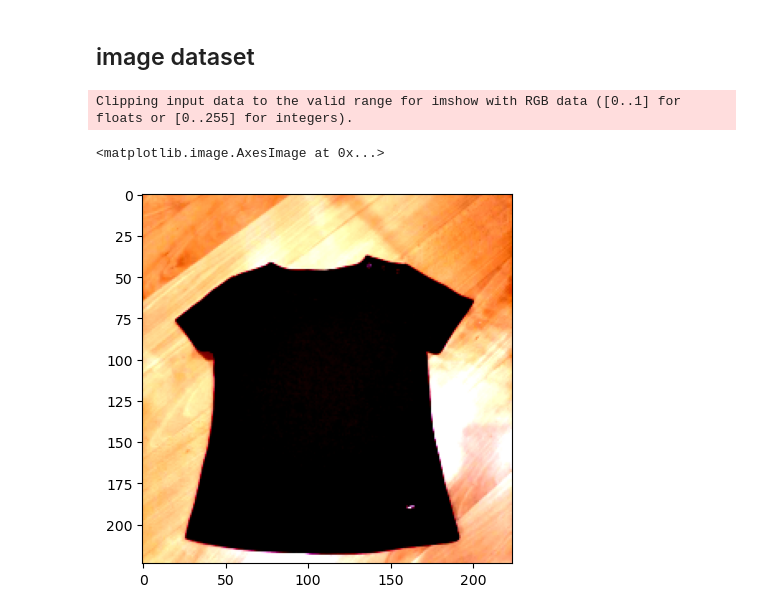
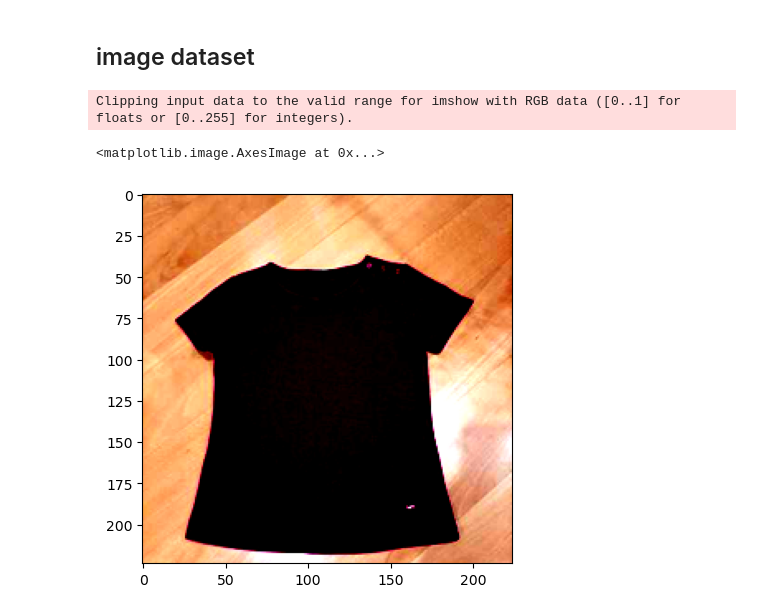
Before and after one commit to jonberliner/moodboard, a Jupyter notebook: moodboard rec with CLIP over clothing toy dataset.ipynb, the cells around one changed output. Cells and saved outputs as stored; diff of their text form; code cells hidden in the pictures.

```diff
--- a/moodboard rec with CLIP over clothing toy dataset.ipynb
+++ b/moodboard rec with CLIP over clothing toy dataset.ipynb
@@ -117,7 +117,7 @@ class ClothingDataset(Dataset):
 import torch
 from torchvision import transforms
 
-transforms = transforms.Compose([
+dataset_transforms = transforms.Compose([
     transforms.ToTensor(),
     transforms.Resize(224, antialias=True),
     transforms.CenterCrop(224),
@@ -125,19 +125,15 @@ transforms = transforms.Compose([
         (0.485, 0.456, 0.406),
         (0.229, 0.224, 0.225)),
 ])
+
+dataset_transforms = None
 # %%
 metadata = pd.read_csv(root + "images.csv")
 
 dataset = ClothingDataset(
-    image_dir = root + "images_original/",
+    image_dir = root + "images_compressed/",
     metadata=metadata,
-    transforms=transforms,
+    transforms=dataset_transforms,
 )
 # %%
 tshirt_dataset = dataset.subset_by_label("T-Shirt")
-# %%
-plt.imshow(tshirt_dataset[0][0].permute(1,2,0))
-# %% [output]
-Clipping input data to the valid range for imshow with RGB data ([0..1] for floats or [0..255] for integers).
-<matplotlib.image.AxesImage at 0x...>
-[figure, removed]
@@ -150,0 +140,11 @@ batch = next(iter(data_loader))
+# %%
+images = [tshirt_dataset[i][0] for i in range(10)]
+
+inputs3 = processor(
+    text=["dummy"], images=images, return_tensors="pt", padding=True)
+
+plt.imshow(inputs3["pixel_values"][0].permute(1,2,0))
+# %% [output]
+Clipping input data to the valid range for imshow with RGB data ([0..1] for floats or [0..255] for integers).
+<matplotlib.image.AxesImage at 0x...>
+[figure, added]
```
Also changed, not shown: parts of 7 cells of this notebook, 2 other files.
